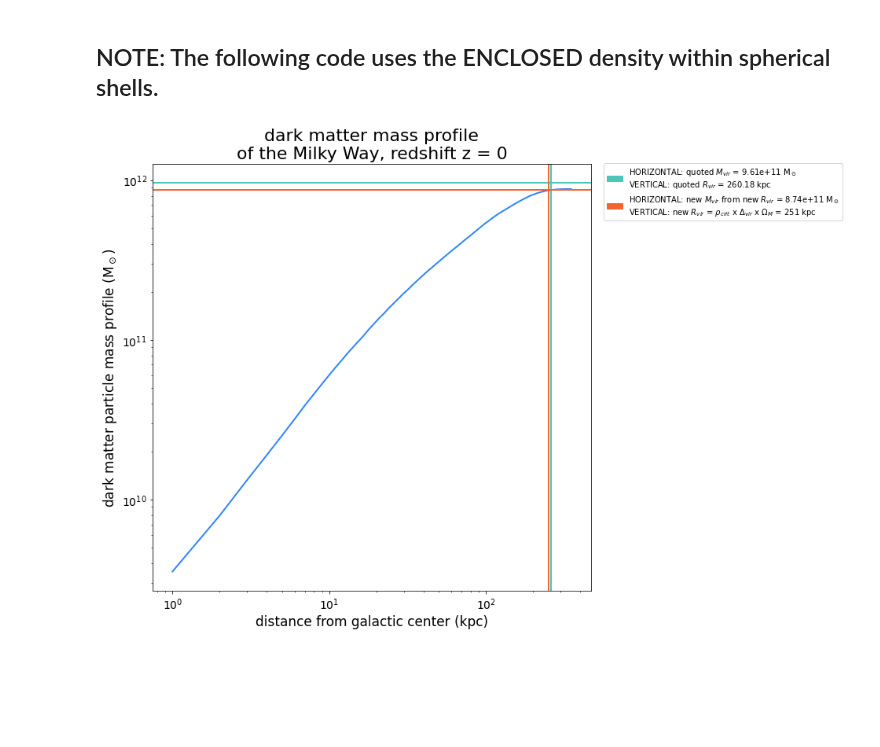
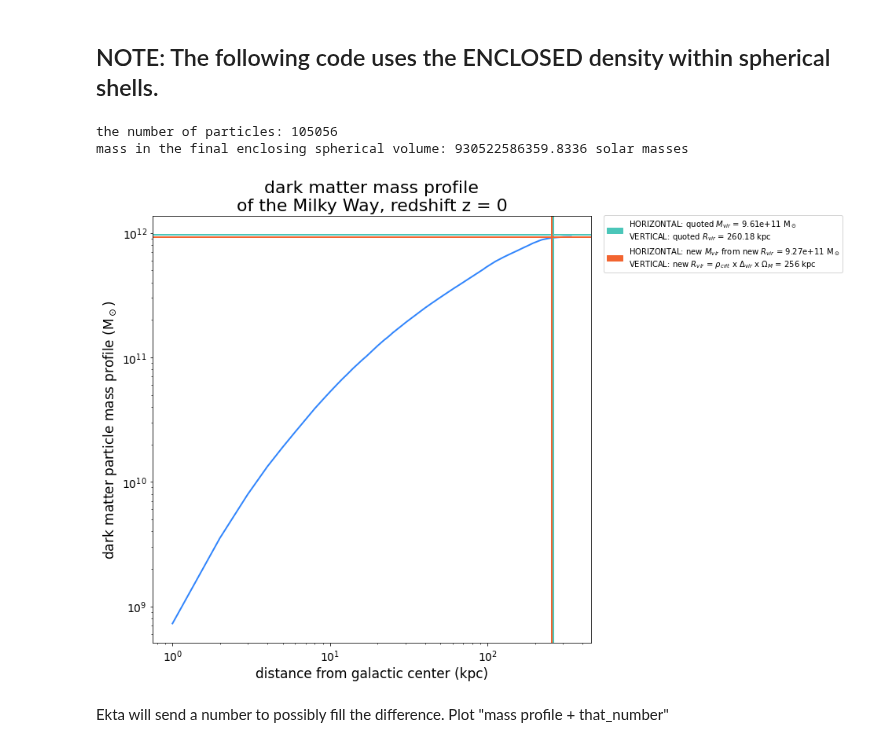
Before and after one commit to nguyenbinh1612/Binh_UFD, a Jupyter notebook: Milky Way/Milky Way mass profile plot.ipynb, the cells around one changed output. Saved outputs shown, nothing was run; the diff lists cells and outputs as text; code cells hidden in the pictures; blank space fills up the shorter version.

```diff
--- a/Milky Way/Milky Way mass profile plot.ipynb
+++ b/Milky Way/Milky Way mass profile plot.ipynb
@@ -42,10 +42,12 @@ class MakeMassProfile:
         mass_profile = np.zeros(np.size(radius_array))
         h = 0
         for radius_value in radius_array: # enclosed density
-            particles_at_a_location = np.where((raw_radius_data < (radius_value + bin_size)))
+            particles_at_a_location = np.where((raw_radius_data <= (radius_value)))
             how_many_particles = np.size(particles_at_a_location)
-            mass_profile[h] = how_many_particles * mass_per_particle #500 is 500 M_Sun, the mass per particle
+            mass_profile[h] = how_many_particles * mass_per_particle
             h += 1
+        print('the number of particles:', how_many_particles)
+        print('mass in the final enclosing spherical volume:', mass_profile[np.size(mass_profile) - 1], 'solar masses')
         return mass_profile
 
 
@@ -126,9 +128,9 @@ class MakeMassProfile:
         plt.show()
 # %%
 bin_size = 1 # in kpc
-starting_radius = bin_size # in kpc
+starting_radius = 1 # in kpc
 
-MilkyWay = np.loadtxt("D:/Research/ultra-faint dwarf galaxies/Milky Way/742935_dm_properties_TNGv2.txt")
+MilkyWay = np.loadtxt("D:/Research/ultra-faint dwarf galaxies/Milky Way/742935_all_subs_dm_properties_TNG.txt")
 dx_MilkyWay = MilkyWay[:,0] - 33960.34 # in kpc, shifted to the halo's center of mass
 dy_MilkyWay = MilkyWay[:,1] - 70655.805 # in kpc, shifted to the halo's center of mass
 dz_MilkyWay = MilkyWay[:,2] - 2442.741 # in kpc, shifted to the halo's center of mass
@@ -136,18 +138,22 @@ dz_MilkyWay = MilkyWay[:,2] - 2442.741 # in kpc, shifted to the halo's center of
 r_MilkyWay = np.sqrt(np.power(dx_MilkyWay, 2) + np.power(dy_MilkyWay, 2) + np.power(dz_MilkyWay, 2))
 # max: 338.2564261527931 kpc, closest to 340 kpc
 
-rad_array_MilkyWay = np.arange(starting_radius, 350, bin_size) # unit: kpc
+rad_array_MilkyWay = np.arange(starting_radius, 339, bin_size) # unit: kpc
 # %%
 # virial mass mentioned by Ekta: 961482460000.0 M_Sun
 
 TNG_Mvir = 961482460000.0
 TNG_Rvir = 260.18414
-TNG_mass_per_particle = 8.9e6
+TNG_mass_per_particle = 8857395.9256
 
 halo6 = NFW_Z(TNG_Mvir, "TNG")
 
 redshift_7 = MakeMassProfile(TNG_Mvir, "TNG")
 
-redshift_7.final_plot(r_MilkyWay, rad_array_MilkyWay, TNG_Rvir, 0, TNG_Mvir, 251, TNG_mass_per_particle, "TNG")
+redshift_7.final_plot(r_MilkyWay, rad_array_MilkyWay, TNG_Rvir, 0, TNG_Mvir, 256, TNG_mass_per_particle, "TNG")
 # %% [output]
+the number of particles: 105056
+mass in the final enclosing spherical volume: 930522586359.8336 solar masses
-[figure, old version]
+[figure, new version]
+# %% [markdown]
+Ekta will send a number to possibly fill the difference. Plot "mass profile + that_number"
```
Also changed, not shown: 2 other files.
